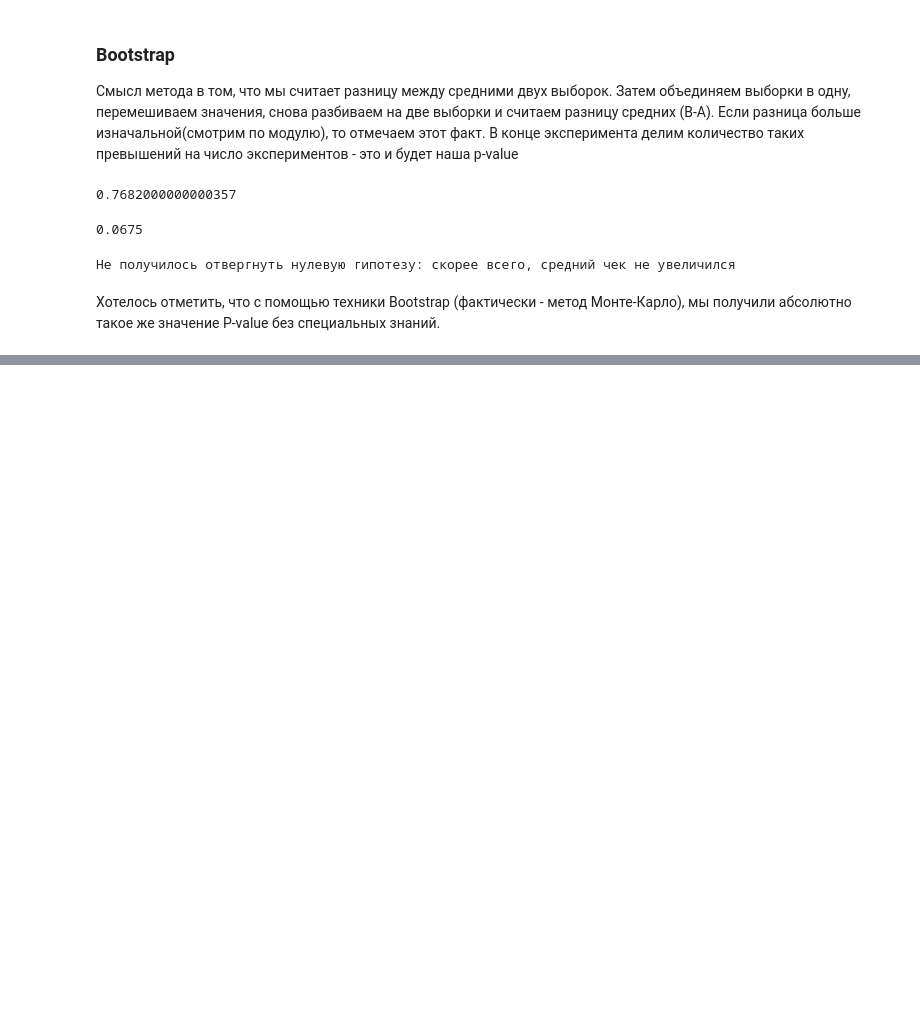
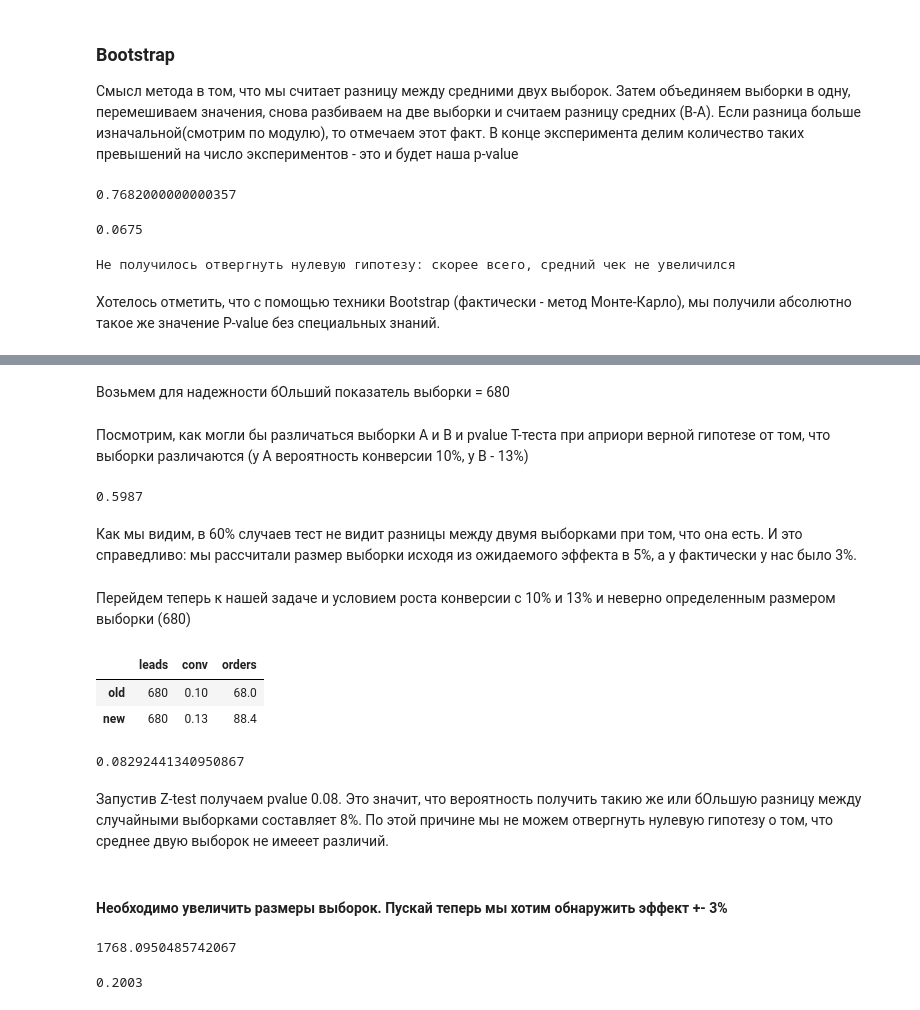
Before and after one commit to svotyakov/A_B_testing, a Jupyter notebook: A_B_test_ Theory.ipynb, the cells around one changed output, grey strips where cells are left out. Cells and saved outputs as stored; diff of their text form; code cells hidden in the pictures; blank space fills up the shorter version.

```diff
--- a/A_B_test_ Theory.ipynb
+++ b/A_B_test_ Theory.ipynb
@@ -170,0 +192,54 @@ plt.show()
+# %% [markdown]
+Возьмем для надежности бОльший показатель выборки = 680
+# %% [markdown]
+Посмотрим, как могли бы различаться выборки A и B и pvalue Т-теста при априори верной гипотезе от том, что выборки различаются (у А вероятность конверсии 10%, у B - 13%)
+# %%
+from scipy import stats as st
+
+pvalues = []
+for _ in range (10000):
+    A = np.random.binomial(1, 0.10, 680)
+    B = np.random.binomial(1, 0.13, 680)
+    results = st.ttest_ind(A, B, equal_var = False)
+    pvalues.append(results.pvalue)
+(pd.Series(pvalues) > alpha).mean() # "Не получилось отвергнуть нулевую гипотезу"
+# %% [output]
+0.5987
+# %% [markdown]
+Как мы видим, в 60% случаев тест не видит разницы между двумя выборками при том, что она есть. И это справедливо: мы рассчитали размер выборки исходя из ожидаемого эффекта в 5%, а у фактически у нас было 3%.
+# %% [markdown]
+Перейдем теперь к нашей задаче и условием роста конверсии с 10% и 13% и неверно определенным размером выборки (680)
+# %%
+df = pd.DataFrame({'leads':[680, 680], 'conv':[0.1,0.13]}, index=['old', 'new'])
+df['orders'] = df.leads * df.conv
+df
+# %% [output]
+|  | leads | conv | orders |
+| old | 680 | 0.10 | 68.0 |
+| new | 680 | 0.13 | 88.4 |
+# %%
+from statsmodels.stats.proportion import proportions_ztest
+leads = df.leads.values
+orders = df.orders.values
+proportions_ztest(orders, leads)[1]
+# %% [output]
+0.08292441340950867
+# %% [markdown]
+Запустив Z-test получаем pvalue 0.08. Это значит, что вероятность получить такию же или бОльшую разницу между случайными выборками составляет 8%. По этой причине мы не можем отвергнуть нулевую гипотезу о том, что среднее двую выборок не имееет различий.
+# %% [markdown]
+#### Необходимо увеличить размеры выборок. Пускай теперь мы хотим обнаружить эффект +- 3%
+# %%
+es = sms.proportion_effectsize(0.10, 0.13)
+sms.NormalIndPower().solve_power(es, power=0.8, alpha=0.05, ratio=1) # ratio - соотношение выборок, зададим равные
+# %% [output]
+1768.0950485742067
+# %%
+pvalues = []
+for _ in range (10000):
+    A = np.random.binomial(1, 0.10, 1768)
+    B = np.random.binomial(1, 0.13, 1768)
+    results = st.ttest_ind(A, B, equal_var = False)
+    pvalues.append(results.pvalue)
+(pd.Series(pvalues) > alpha).mean() # "Не получилось отвергнуть нулевую гипотезу"
+# %% [output]
+0.2003
```
Also changed, not shown: parts of 19 cells of this notebook.
